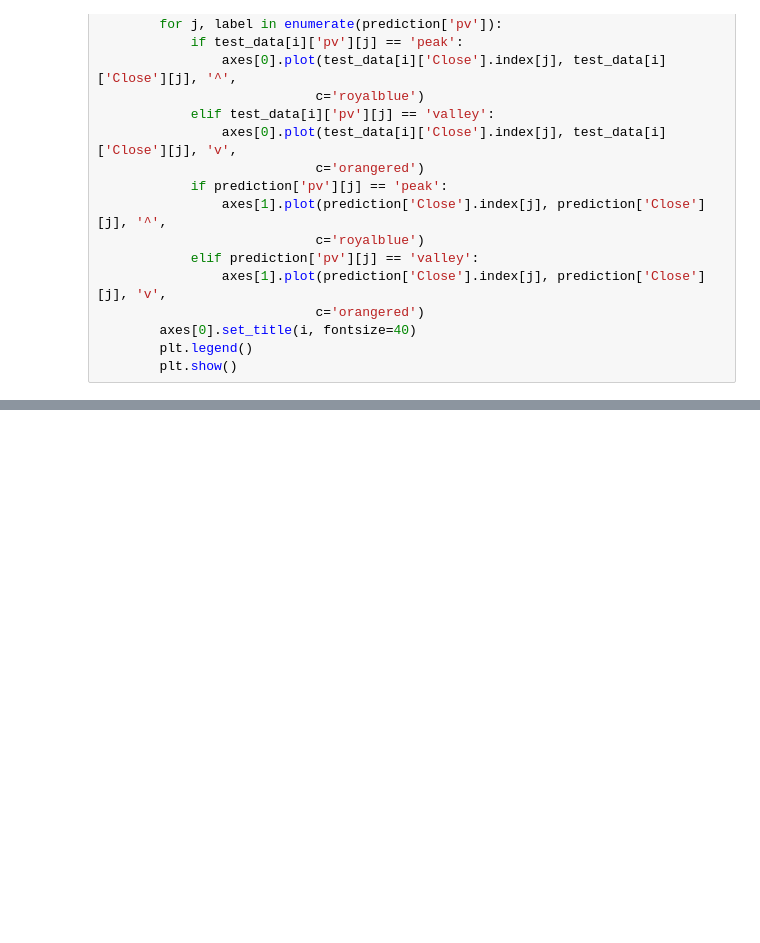
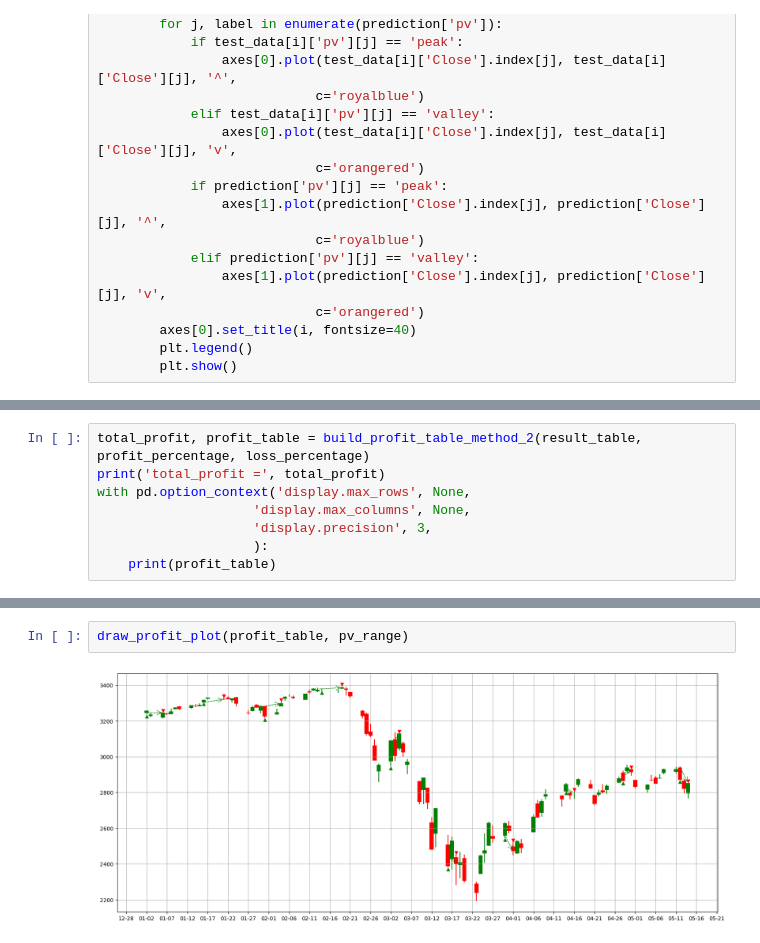
Before and after one commit to e4903180/stock_predict_backup_0506, a Jupyter notebook: sarima/FFT_price_function_sarima_version_0408.ipynb, the cells around one changed output, grey strips where cells are left out. Drawn from its saved outputs; the diff is of its cells as text; blank space fills up the shorter version.

```diff
--- a/sarima/FFT_price_function_sarima_version_0408.ipynb
+++ b/sarima/FFT_price_function_sarima_version_0408.ipynb
@@ -1210,0 +1394,8 @@ data_5
+# %%
+total_profit, profit_table = build_profit_table_method_2(result_table, profit_percentage, loss_percentage)
+print('total_profit =', total_profit)
+with pd.option_context('display.max_rows', None,
+                    'display.max_columns', None,
+                    'display.precision', 3,
+                    ):
+    print(profit_table)
@@ -1210,0 +1420,4 @@ data_5
+# %%
+draw_profit_plot(profit_table, pv_range)
+# %% [output]
+[figure, added]
```
Also changed, not shown: parts of 23 cells of this notebook, 2 other files.
